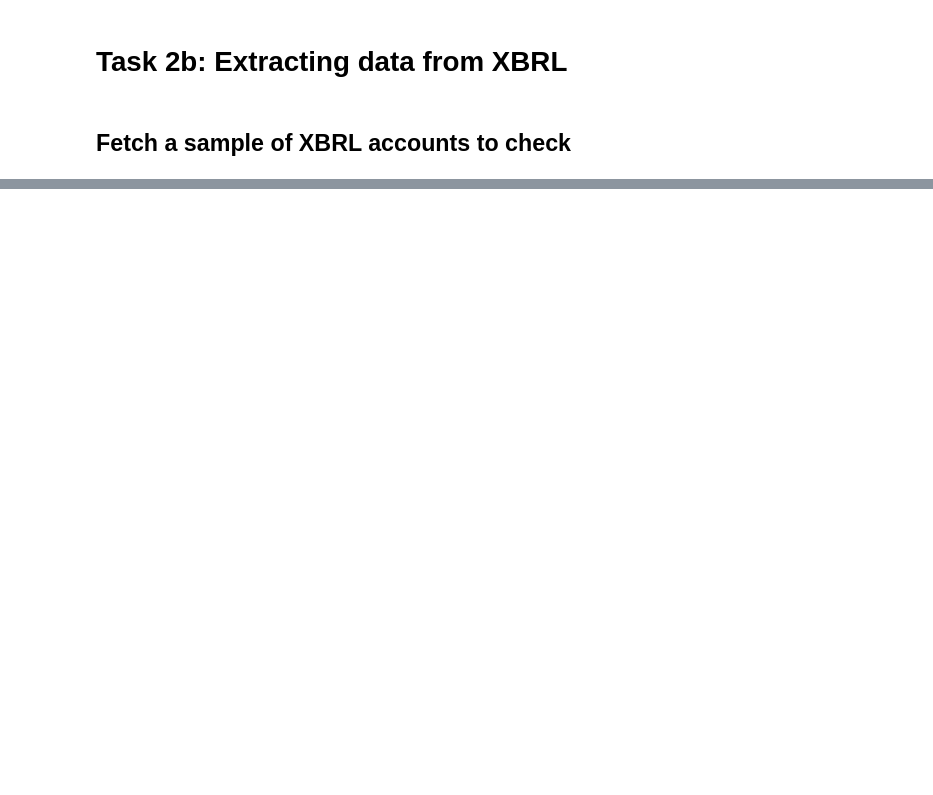
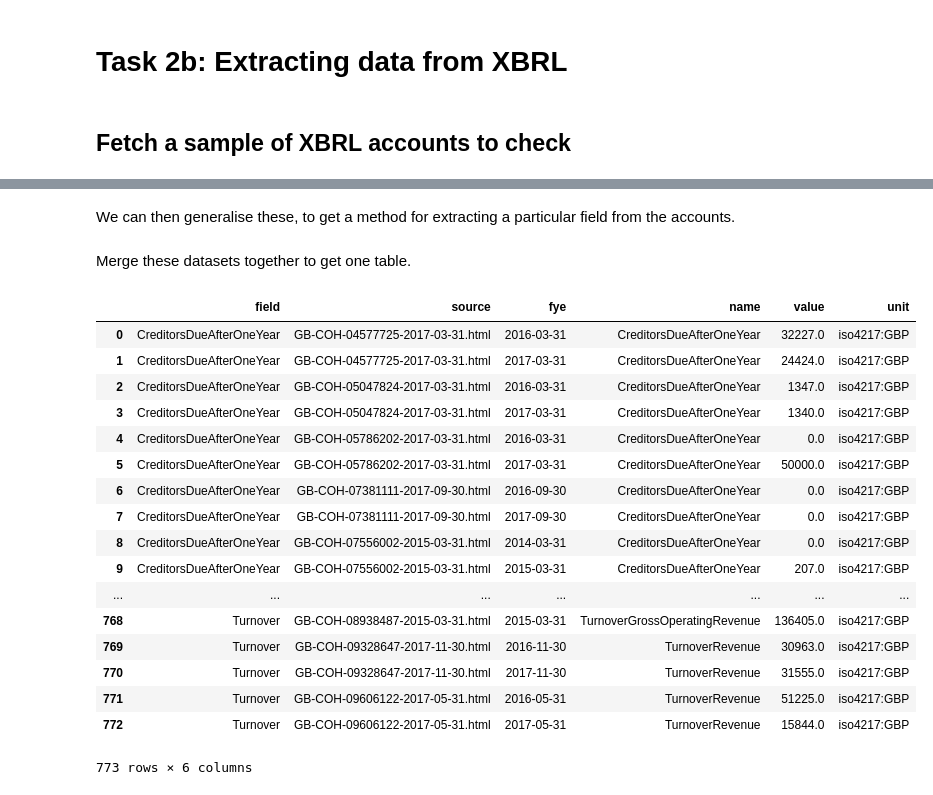
Before and after one commit to drkane/ptc-phase-two, a Jupyter notebook: 2c-xbrl.ipynb, the cells around one changed output, grey strips where cells are left out. Saved outputs shown, nothing was run; the diff lists cells and outputs as text; code cells hidden in the pictures; blank space fills up the shorter version.

```diff
--- a/2c-xbrl.ipynb
+++ b/2c-xbrl.ipynb
@@ -273,0 +267,2 @@ Name: schema, Length: 111, dtype: object
+# %% [markdown]
+We can then generalise these, to get a method for extracting a particular field from the accounts.
@@ -273,0 +281,28 @@ Name: schema, Length: 111, dtype: object
+# %% [markdown]
+Merge these datasets together to get one table.
+# %%
+finances = pd.concat({
+    k: df[df["name"].isin(v)].sort_values("fye", ascending=False).groupby(["source", "fye"]).first()[
+        ["name", "value", "unit"]
+    ] for k, v in to_extract.items()
+}, names=["field"]).reset_index()
+finances
+# %% [output]
+|  | field | source | fye | name | value | unit |
+| 0 | CreditorsDueAfterOneYear | GB-COH-04577725-2017-03-31.html | 2016-03-31 | CreditorsDueAfterOneYear | 32227.0 | iso4217:GBP |
+| 1 | CreditorsDueAfterOneYear | GB-COH-04577725-2017-03-31.html | 2017-03-31 | CreditorsDueAfterOneYear | 24424.0 | iso4217:GBP |
+| 2 | CreditorsDueAfterOneYear | GB-COH-05047824-2017-03-31.html | 2016-03-31 | CreditorsDueAfterOneYear | 1347.0 | iso4217:GBP |
+| 3 | CreditorsDueAfterOneYear | GB-COH-05047824-2017-03-31.html | 2017-03-31 | CreditorsDueAfterOneYear | 1340.0 | iso4217:GBP |
+| 4 | CreditorsDueAfterOneYear | GB-COH-05786202-2017-03-31.html | 2016-03-31 | CreditorsDueAfterOneYear | 0.0 | iso4217:GBP |
+| 5 | CreditorsDueAfterOneYear | GB-COH-05786202-2017-03-31.html | 2017-03-31 | CreditorsDueAfterOneYear | 50000.0 | iso4217:GBP |
+| 6 | CreditorsDueAfterOneYear | GB-COH-07381111-2017-09-30.html | 2016-09-30 | CreditorsDueAfterOneYear | 0.0 | iso4217:GBP |
+| 7 | CreditorsDueAfterOneYear | GB-COH-07381111-2017-09-30.html | 2017-09-30 | CreditorsDueAfterOneYear | 0.0 | iso4217:GBP |
+| 8 | CreditorsDueAfterOneYear | GB-COH-07556002-2015-03-31.html | 2014-03-31 | CreditorsDueAfterOneYear | 0.0 | iso4217:GBP |
+| 9 | CreditorsDueAfterOneYear | GB-COH-07556002-2015-03-31.html | 2015-03-31 | CreditorsDueAfterOneYear | 207.0 | iso4217:GBP |
+| ... | ... | ... | ... | ... | ... | ... |
+| 768 | Turnover | GB-COH-08938487-2015-03-31.html | 2015-03-31 | TurnoverGrossOperatingRevenue | 136405.0 | iso4217:GBP |
+| 769 | Turnover | GB-COH-09328647-2017-11-30.html | 2016-11-30 | TurnoverRevenue | 30963.0 | iso4217:GBP |
+| 770 | Turnover | GB-COH-09328647-2017-11-30.html | 2017-11-30 | TurnoverRevenue | 31555.0 | iso4217:GBP |
+| 771 | Turnover | GB-COH-09606122-2017-05-31.html | 2016-05-31 | TurnoverRevenue | 51225.0 | iso4217:GBP |
+| 772 | Turnover | GB-COH-09606122-2017-05-31.html | 2017-05-31 | TurnoverRevenue | 15844.0 | iso4217:GBP |
+773 rows × 6 columns
```
Also changed, not shown: parts of 59 cells of this notebook.
